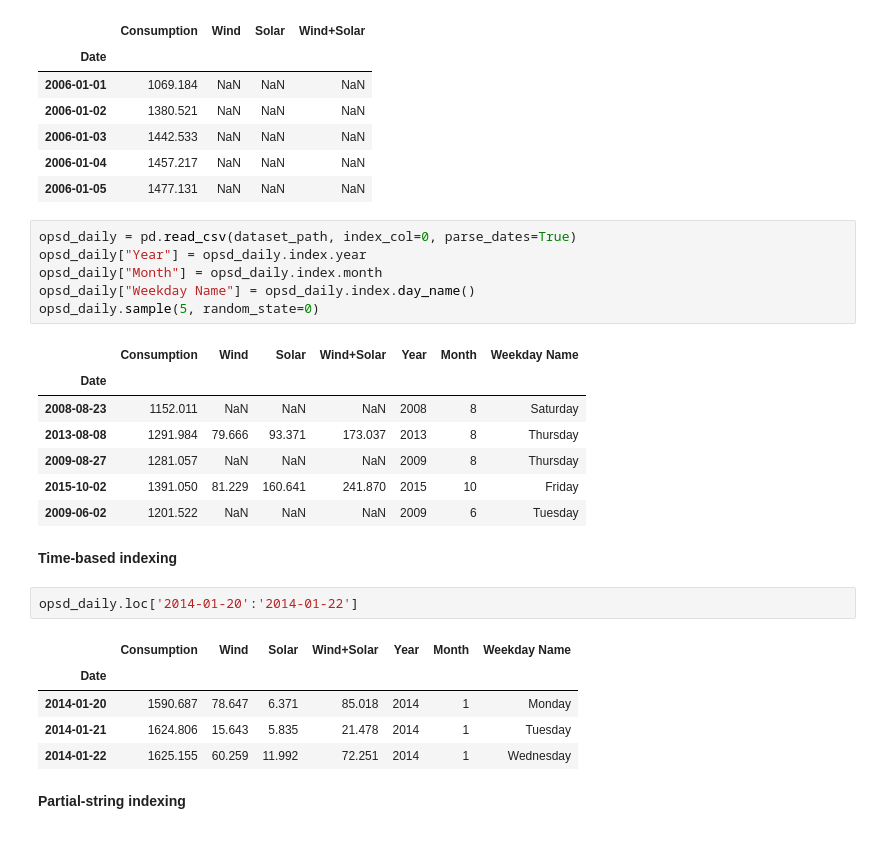
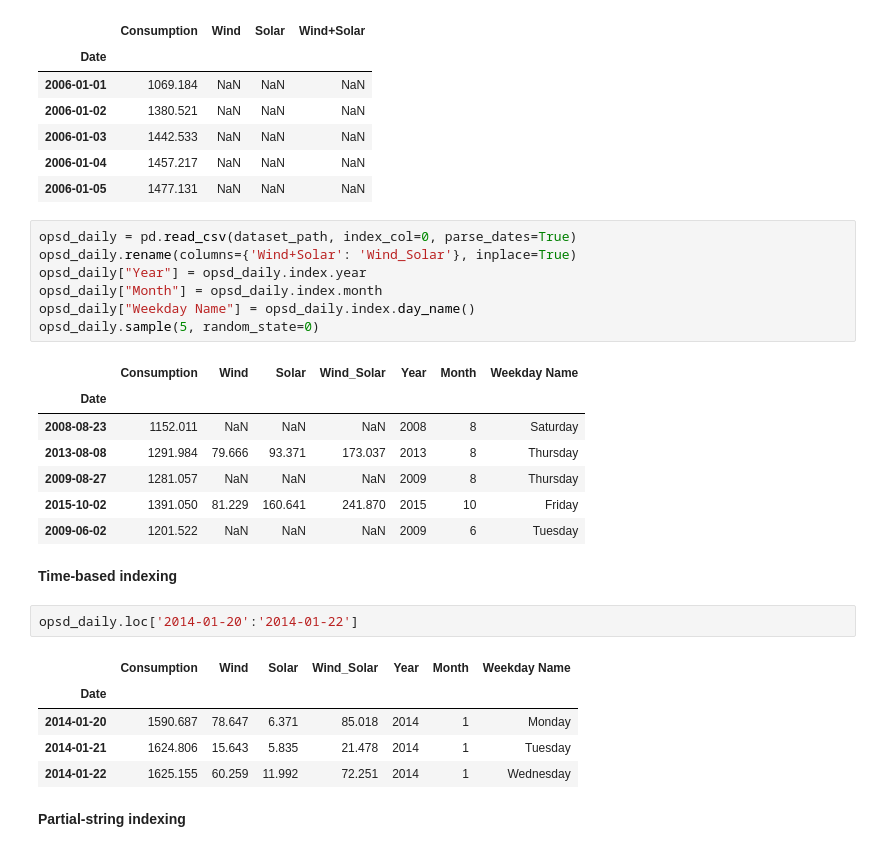
Before and after one commit to Yangchann/AIO2024, a Jupyter notebook: module_3/week_1/data_analysis_time_series.ipynb, the cells around one changed output. Cells and saved outputs as stored; diff of their text form.

```diff
--- a/module_3/week_1/data_analysis_time_series.ipynb
+++ b/module_3/week_1/data_analysis_time_series.ipynb
@@ -39,12 +39,13 @@ opsd_daily.head()
 | 2006-01-05 | 1477.131 | NaN | NaN | NaN |
 # %%
 opsd_daily = pd.read_csv(dataset_path, index_col=0, parse_dates=True)
+opsd_daily.rename(columns={'Wind+Solar': 'Wind_Solar'}, inplace=True)
 opsd_daily["Year"] = opsd_daily.index.year
 opsd_daily["Month"] = opsd_daily.index.month
 opsd_daily["Weekday Name"] = opsd_daily.index.day_name()
 opsd_daily.sample(5, random_state=0)
 # %% [output]
-|  | Consumption | Wind | Solar | Wind+Solar | Year | Month | Weekday Name |
+|  | Consumption | Wind | Solar | Wind_Solar | Year | Month | Weekday Name |
 | Date |  |  |  |  |  |  |  |
 | 2008-08-23 | 1152.011 | NaN | NaN | NaN | 2008 | 8 | Saturday |
 | 2013-08-08 | 1291.984 | 79.666 | 93.371 | 173.037 | 2013 | 8 | Thursday |
@@ -56,7 +57,7 @@ opsd_daily.sample(5, random_state=0)
 # %%
 opsd_daily.loc['2014-01-20':'2014-01-22']
 # %% [output]
-|  | Consumption | Wind | Solar | Wind+Solar | Year | Month | Weekday Name |
+|  | Consumption | Wind | Solar | Wind_Solar | Year | Month | Weekday Name |
 | Date |  |  |  |  |  |  |  |
 | 2014-01-20 | 1590.687 | 78.647 | 6.371 | 85.018 | 2014 | 1 | Monday |
 | 2014-01-21 | 1624.806 | 15.643 | 5.835 | 21.478 | 2014 | 1 | Tuesday |
```
Also changed, not shown: parts of 6 cells of this notebook, 1 other file.
